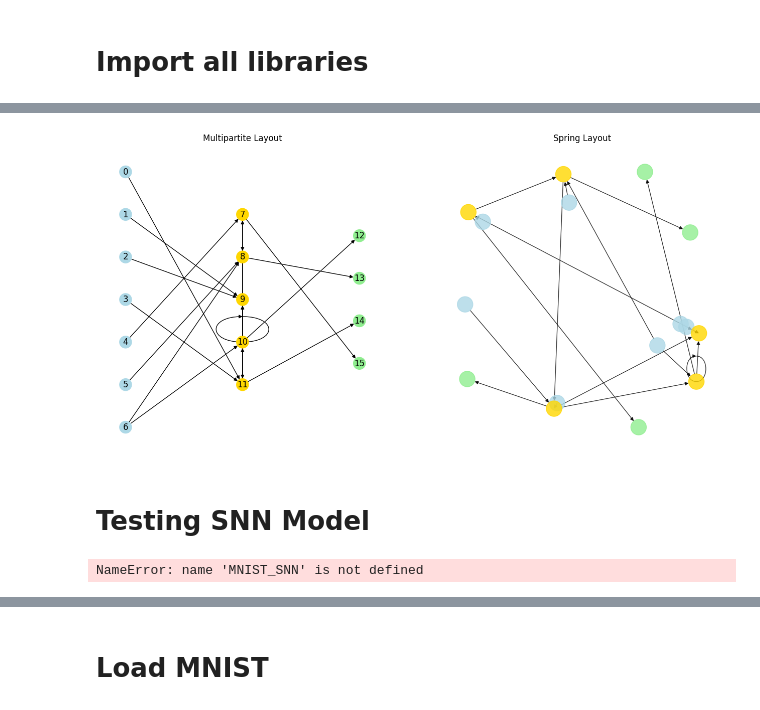
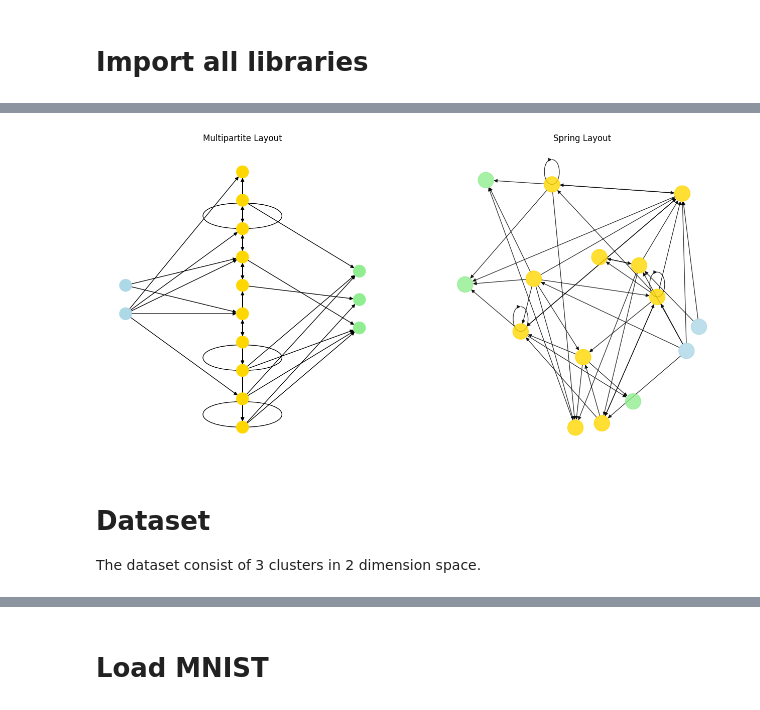
Before and after one commit to Leon-Parepko/Chaotic-RNN, a Jupyter notebook: Network_Test.ipynb, the cells around one changed output, grey strips where cells are left out. Saved outputs shown, nothing was run; the diff lists cells and outputs as text; code cells hidden in the pictures.

Commit message:
Add test forward function (Prblems with gradient in BP)

```diff
--- a/Network_Test.ipynb
+++ b/Network_Test.ipynb
@@ -7,11 +9,12 @@ import networkx as nx
 from Architecture.Layers import Random_RNN
 import matplotlib.pyplot as plt
 # %%
-input_size = 7
-hidden_size = 4
-output_size = 5
+input_size = 2
+hidden_size = 10
+output_size = 3
+device = "cpu"
 
-model = Random_RNN(input_size, hidden_size, output_size, connect_percentage=0.1)
+model = Random_RNN(input_size, output_size, hidden_size, connect_percentage=0.0).to(device)
 
 print(f'nodes: {len(model.graph.nodes)}\n edges: {len(model.graph.edges)}')
 # %% [output]
@@ -25,15 +55,15 @@ from torchsummary import summary
 # %%
 plt.figure(figsize=(16, 8))
 
 plt.subplot(121)
 pos = nx.multipartite_layout(model.graph, subset_key="layer")
-nx.draw(model.graph, pos, node_color=[n[1]["color"] for n in model.graph.nodes(data=True)], with_labels=True)
+nx.draw(model.graph, pos, node_color=[n[1]["color"] for n in model.graph.nodes(data=True)], with_labels=False)
 plt.title('Multipartite Layout')
 
 plt.subplot(122)
-nx.draw(model.graph, node_color=[n[1]["color"] for n in model.graph.nodes(data=True)], node_size=500, alpha=0.8)
+nx.draw(model.graph, node_color=[n[1]["color"] for n in model.graph.nodes(data=True)], node_size=500, alpha=0.8, with_labels=False)
 plt.title('Spring Layout')
 
 plt.show()
 # %% [output]
-[figure, old version]
+[figure, new version]
@@ -42,37 +70,3 @@ device = "cpu"
-# %% [markdown]
-# Testing SNN Model
-# %%
-test_individ = torch.rand(5,5)
-history = []
-
-mnist_snn = MNIST_SNN(25, 5)
-# optimizer = STDP(mnist_snn.parameters(), mnist_snn.spikes())
-
-potentials_stack = torch.zeros(5)
-
-with torch.no_grad():
-    for j in range(0, 254):
-            Y_pred = mnist_snn.forward(test_individ.view(-1, 5*5), j)
-            history.append(Y_pred.clone())
-            # optimizer.step()
-
-            potentials_stack = torch.vstack((potentials_stack, mnist_snn.get_potentials()[1]))
-
-
-
-# Show network parameters
-# for p in MNIST_SNN.parameters(mnist_snn):
-#     if p.requires_grad:
-#         print(p.name, p.data.shape)
-#
-#         plt.figure(figsize = (14,14))
-#         plt.imshow(p.data, cmap='Greys')
-
-
-plt.figure(figsize = (14,14))
-plt.plot(potentials_stack.T[0])
-# plt.imshow(potentials_stack.T, aspect=10, cmap='Greys')
-
-pass
-# %% [output]
-NameError: name 'MNIST_SNN' is not defined
+# %% [markdown]
+# Dataset
+The dataset consist of 3 clusters in 2 dimension space.
```
Also changed, not shown: parts of 29 cells of this notebook, 2 other files.
